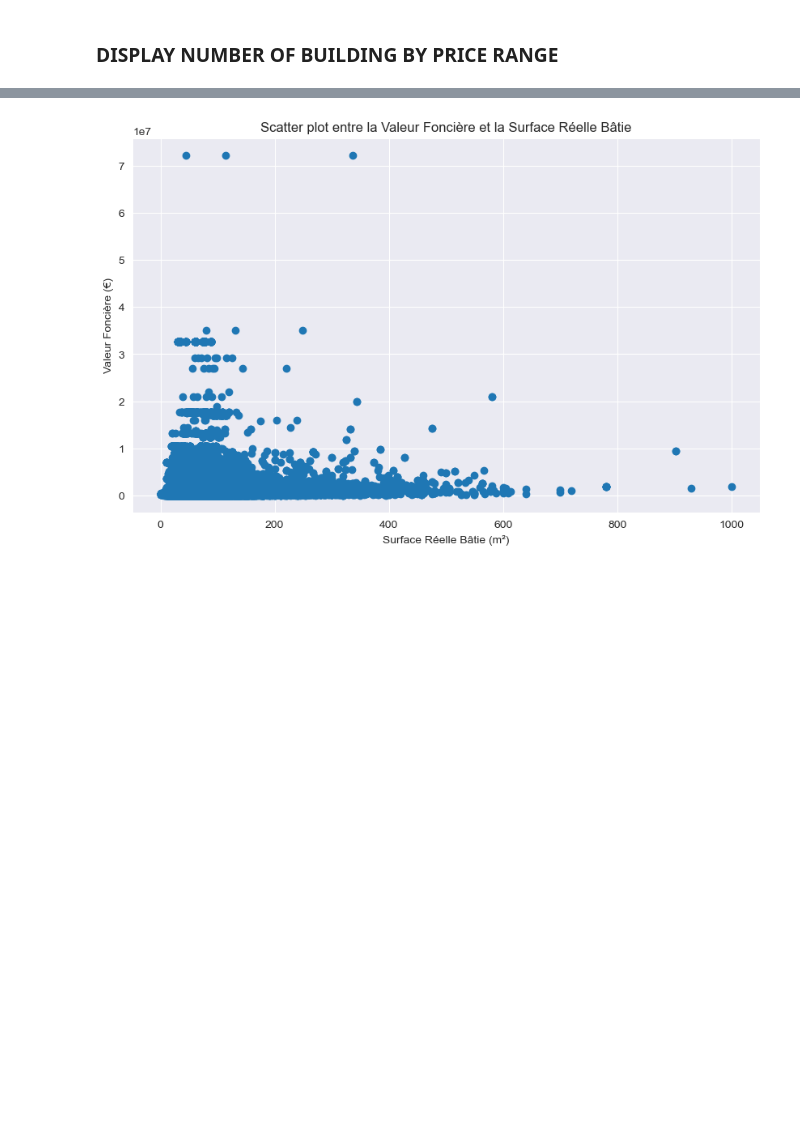
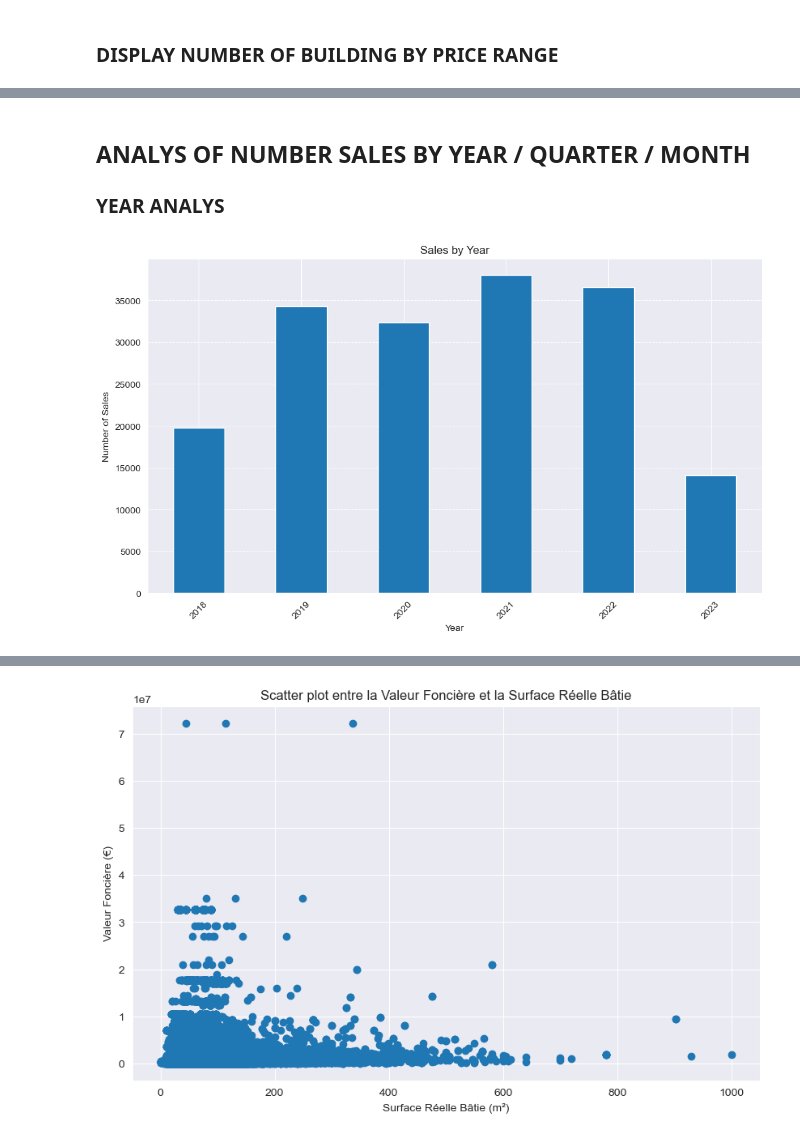
Before and after one commit to Jonathan2433/DOMO_DATA_PRICE_PREDICTION, a Jupyter notebook: NOTEBOOKS/00_FIRST_EXPLO.ipynb, the cells around one changed output, grey strips where cells are left out. Saved outputs shown, nothing was run; the diff lists cells and outputs as text; code cells hidden in the pictures; blank space fills up the shorter version.

```diff
--- a/NOTEBOOKS/00_FIRST_EXPLO.ipynb
+++ b/NOTEBOOKS/00_FIRST_EXPLO.ipynb
@@ -166,0 +189,14 @@ plt.show()
+# %%
+# Convertir la colonne 'DateMutation' en datetime si ce n'est pas déjà fait
+df['DateMutation'] = pd.to_datetime(df['DateMutation'])
+
+# Extraire le numéro du trimestre de chaque date
+df['quarter'] = df['DateMutation'].dt.quarter
+
+# Extraire l'année
+df['Year'] = df['DateMutation'].dt.year
+
+# Extraire le mois
+df['Month'] = df['DateMutation'].dt.month
+
+df
@@ -166,0 +217,20 @@ plt.show()
+# %% [markdown]
+## ANALYS OF NUMBER SALES BY YEAR / QUARTER / MONTH
+
+### YEAR ANALYS
+# %%
+# Calculer le nombre de ventes par année
+sales_per_year = df['Year'].value_counts().sort_index()
+
+# Créer un bar plot pour le nombre de ventes par année
+plt.figure(figsize=(10, 6))
+sales_per_year.plot(kind='bar')
+plt.title('Sales by Year')
+plt.xlabel('Year')
+plt.ylabel('Number of Sales')
+plt.xticks(rotation=45)
+plt.grid(axis='y', linestyle='--', linewidth=0.7)
+plt.tight_layout()
+plt.show()
+# %% [output]
+[figure, added]
```
Also changed, not shown: parts of 26 cells of this notebook.
